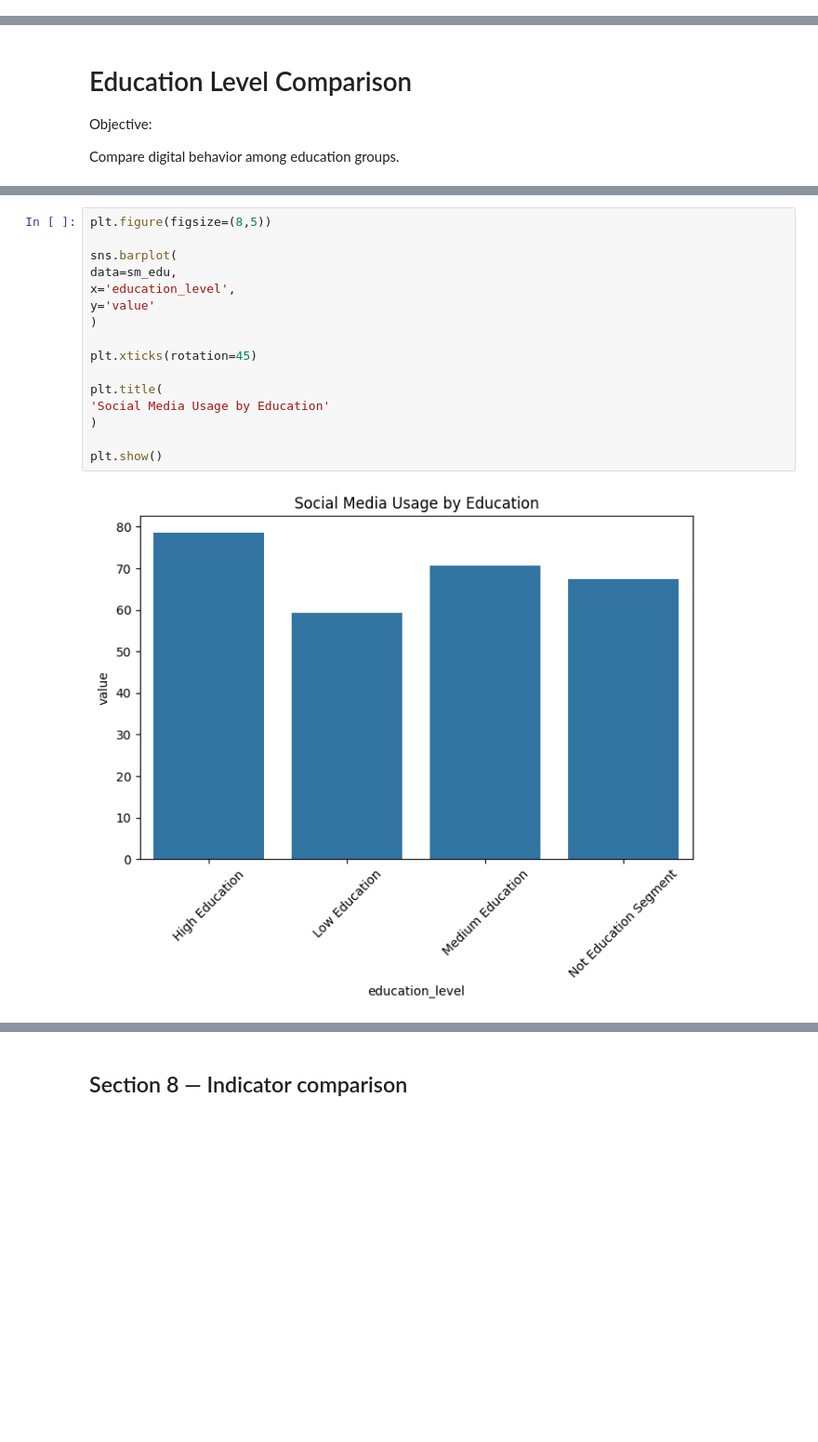
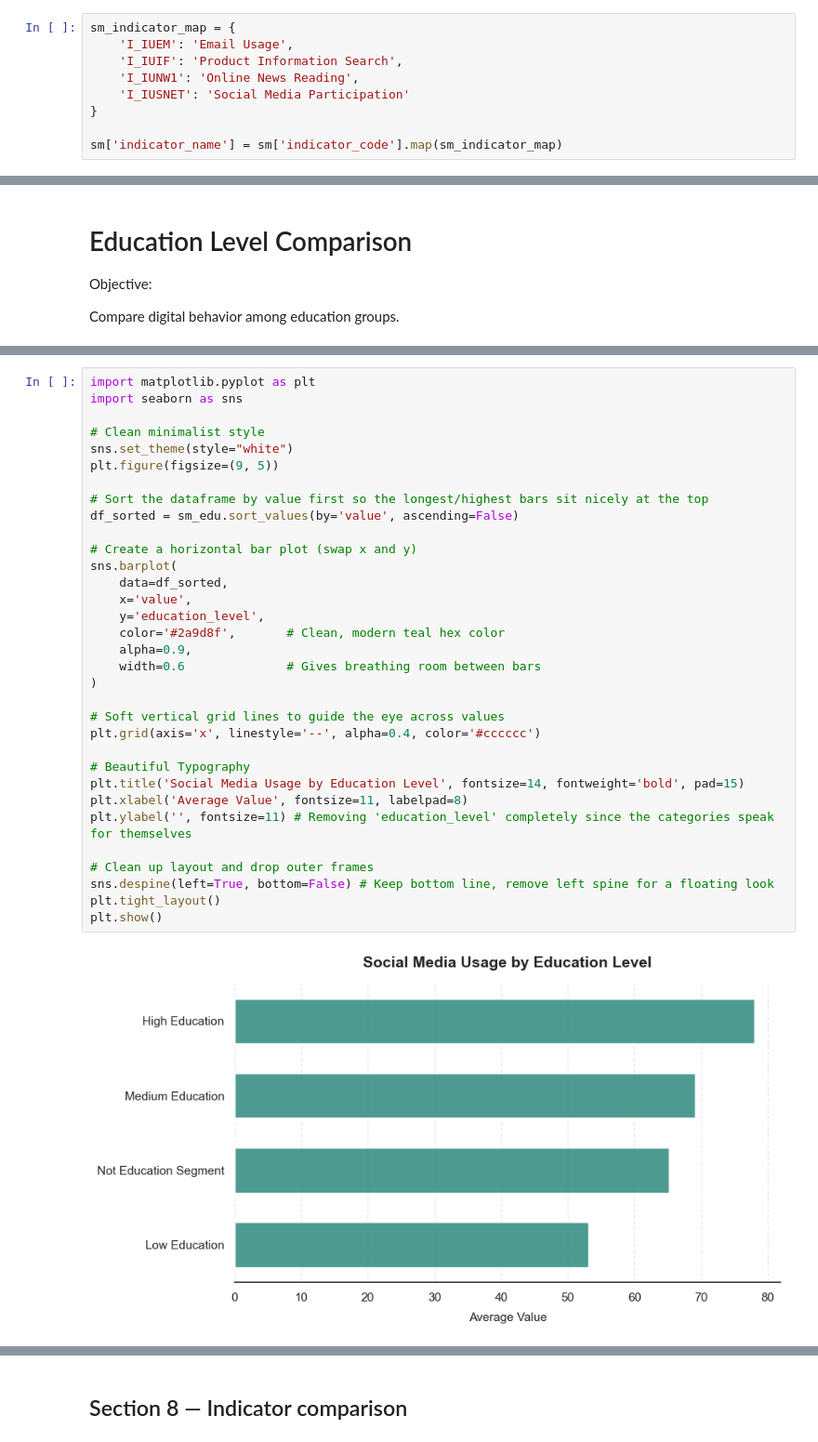
Before and after one commit to CodeCookieNoor/germany-digital-behavior-analysis, a Jupyter notebook: notebooks/02_eda.ipynb, the cells around one changed output, grey strips where cells are left out. Shown at 93% size. Drawn from its saved outputs; the diff is of its cells as text; blank space fills up the shorter version.

Commit message:
Updated cleaning and EDA notebooks

```diff
--- a/notebooks/02_eda.ipynb
+++ b/notebooks/02_eda.ipynb
@@ -75,3 +74,12 @@ Important analytical variables:
 - `value`
 
 These variables will be used in later demographic and temporal analysis.
+# %%
+sm_indicator_map = {
+    'I_IUEM': 'Email Usage',
+    'I_IUIF': 'Product Information Search',
+    'I_IUNW1': 'Online News Reading',
+    'I_IUSNET': 'Social Media Participation'
+}
+
+sm['indicator_name'] = sm['indicator_code'].map(sm_indicator_map)
@@ -536,18 +611,35 @@ sm_edu
 # %%
-plt.figure(figsize=(8,5))
+import matplotlib.pyplot as plt
+import seaborn as sns
 
+# Clean minimalist style
+sns.set_theme(style="white")
+plt.figure(figsize=(9, 5))
+
+# Sort the dataframe by value first so the longest/highest bars sit nicely at the top
+df_sorted = sm_edu.sort_values(by='value', ascending=False)
+
+# Create a horizontal bar plot (swap x and y)
 sns.barplot(
-data=sm_edu,
-x='education_level',
-y='value'
+    data=df_sorted,
+    x='value',
+    y='education_level',
+    color='#2a9d8f',       # Clean, modern teal hex color
+    alpha=0.9,
+    width=0.6              # Gives breathing room between bars
 )
 
-plt.xticks(rotation=45)
+# Soft vertical grid lines to guide the eye across values
+plt.grid(axis='x', linestyle='--', alpha=0.4, color='#cccccc')
 
-plt.title(
-'Social Media Usage by Education'
-)
+# Beautiful Typography
+plt.title('Social Media Usage by Education Level', fontsize=14, fontweight='bold', pad=15)
+plt.xlabel('Average Value', fontsize=11, labelpad=8)
+plt.ylabel('', fontsize=11) # Removing 'education_level' completely since the categories speak for themselves
 
+# Clean up layout and drop outer frames
+sns.despine(left=True, bottom=False) # Keep bottom line, remove left spine for a floating look
+plt.tight_layout()
 plt.show()
 # %% [output]
-[figure, old version]
+[figure, new version]
```
Also changed, not shown: parts of 44 cells of this notebook, 1 other file.
